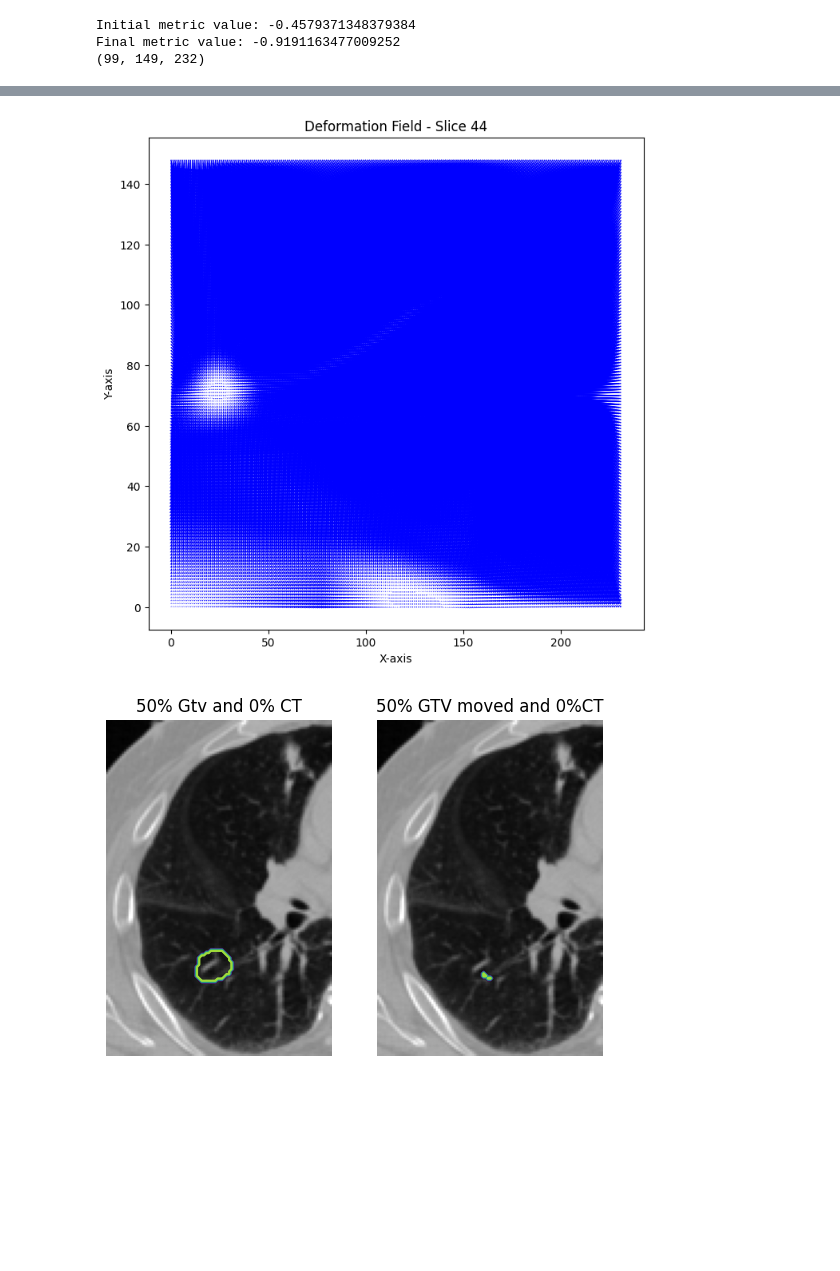
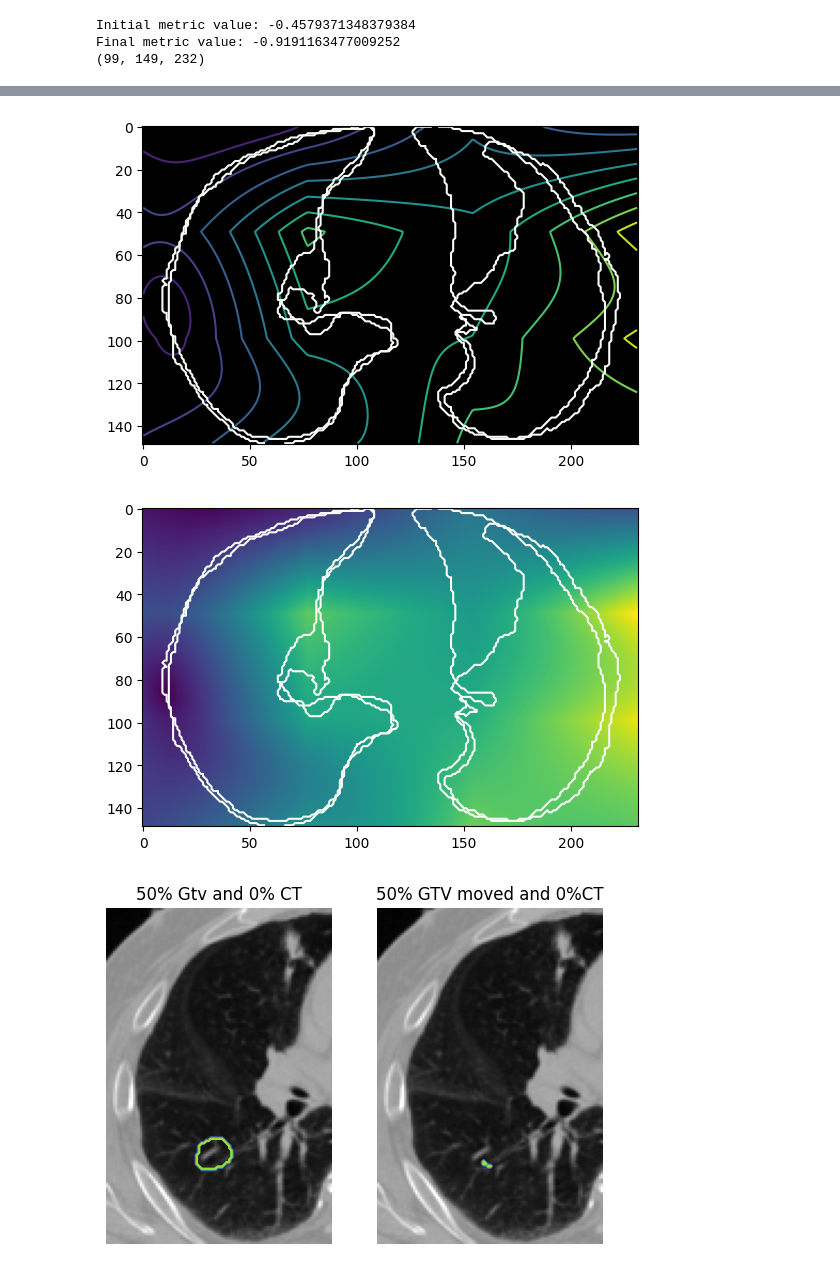
Before and after one commit to ldelaoa/DeformableRegistrationGTV, a Jupyter notebook: Bspline_v0.ipynb, the cells around one changed output, grey strips where cells are left out. Drawn from its saved outputs; the diff is of its cells as text; code cells hidden in the pictures; blank space fills up the shorter version.

Commit message:
Add files via upload
Fixed deformation map

```diff
--- a/Bspline_v0.ipynb
+++ b/Bspline_v0.ipynb
@@ -152,35 +167,40 @@ for i in range(arraygtv_50.shape[-3]):
 # %%
+slice_index = 45
 deformation_field = sitk.Image(fixed_image.GetSize(), sitk.sitkVectorFloat64)
 deformation_field.SetSpacing(fixed_image.GetSpacing())
 deformation_field.SetOrigin(fixed_image.GetOrigin())
 deformation_field.SetDirection(fixed_image.GetDirection())
 
-# Initialize the deformation field with vectors pointing to the corresponding locations in the moving image
 for x in range(fixed_image.GetWidth()):
     for y in range(fixed_image.GetHeight()):
-        index = (x, y)
-        for z in range(fixed_image.GetDepth()):
-            index = (x, y, z)
+            index = (x, y, slice_index)
             fixed_point = fixed_image.TransformIndexToPhysicalPoint(index)
             moving_point = final_transform.TransformPoint(fixed_point)
             deformation_vector = np.array(moving_point) - np.array(fixed_point)
             deformation_field.SetPixel(index, deformation_vector)
 
-slice_index = 44  # Adjust this to the desired slice index
-deformation_field_slice = sitk.Extract(deformation_field, [fixed_image.GetWidth(), fixed_image.GetHeight(), 0], [0, 0, 1])
+deformation_field_slice = deformation_field[:,:,slice_index]
+deformation_array = sitk.GetArrayViewFromImage(deformation_field_slice)
+displacement_magnitude = np.sqrt(deformation_array[:, :, 0]**2 + deformation_array[:, :, 1]**2)
+moving_contour = sitk.GetArrayFromImage(moving_image)
-# %%
-# Visualize the deformation field using quiver plot
-deformation_array = sitk.GetArrayViewFromImage(deformation_field_slice)
-x, y = np.meshgrid(np.arange(0, fixed_image.GetWidth()), np.arange(0, fixed_image.GetHeight()))
-
-plt.figure(figsize=(8, 8))
-plt.quiver(x, y, deformation_array[:, :, 0], deformation_array[:, :, 1], scale=20, color='b', angles='xy')
-plt.title(f'Deformation Field - Slice {slice_index}')
-plt.xlabel('X-axis')
-plt.ylabel('Y-axis')
-plt.show()
-# %% [output]
-[figure, removed]
+# %%
+xx = np.linspace(0,x,x+1)
+yy = np.linspace(0,y,y+1)
+
+plt.imshow(np.zeros([y+1,x+1]),cmap="gray")
+plt.contour(xx, yy, displacement_magnitude, levels=10, cmap='viridis')
+plt.contour(resampled_array[slice_index,:,:], levels=0,cmap="Greens")
+plt.contour(moving_contour[slice_index,:,:], levels=0,cmap="Greens")
+plt.show()
+# %% [output]
+[figure, added]
+# %%
+plt.imshow(displacement_magnitude)
+plt.contour(resampled_array[slice_index,:,:], levels=0,cmap="Greens")
+plt.contour(moving_contour[slice_index,:,:], levels=0,cmap="Greens")
+plt.show()
+# %% [output]
+[figure, added]
 # %%
 #Resample
 gtv_crop_int = sitk.Cast(gtv_crop,sitk.sitkInt16)
```
Also changed, not shown: parts of 9 cells of this notebook.
